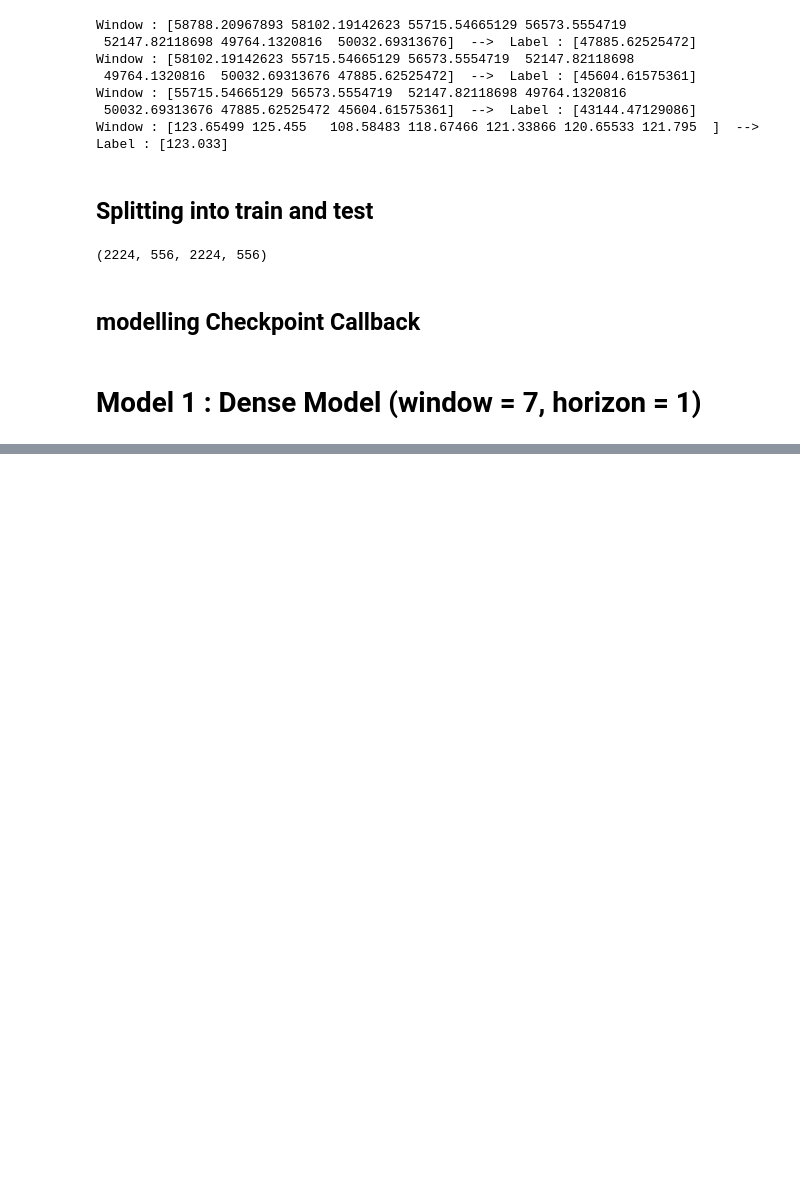
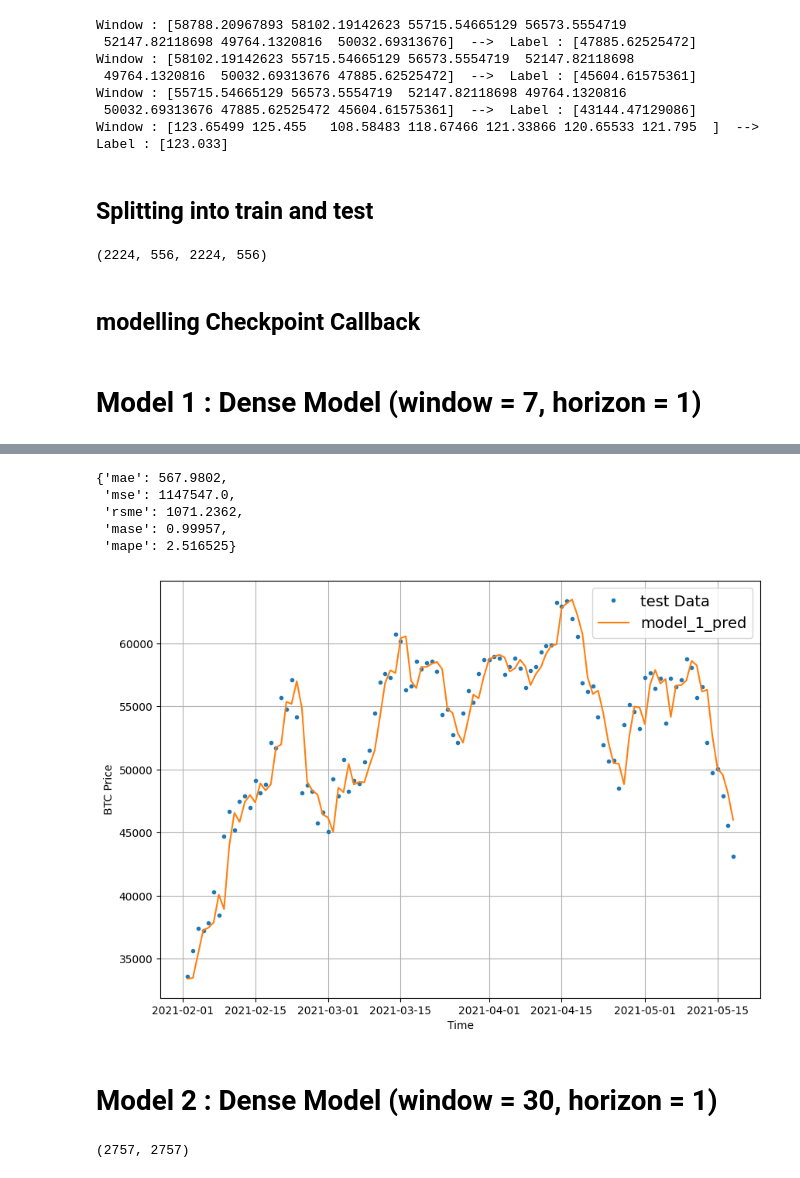
Before and after one commit to Gaurav-phatkare/Time-Series-Analysis, a Jupyter notebook: TimeSeries_Analysis_and_Forecasting_Using_Neural_Network.ipynb, the cells around one changed output, grey strips where cells are left out. Saved outputs shown, nothing was run; the diff lists cells and outputs as text; code cells hidden in the pictures; blank space fills up the shorter version.

```diff
--- a/TimeSeries_Analysis_and_Forecasting_Using_Neural_Network.ipynb
+++ b/TimeSeries_Analysis_and_Forecasting_Using_Neural_Network.ipynb
@@ -447,7 +449,7 @@ def make_train_test_splits(windows, labels,test_split = 0.2):
   train_labels  = labels[:splits_size]
 
   test_windows = windows[splits_size:]
-  test_labels = windows[splits_size:]
+  test_labels = labels[splits_size:]
 
   return train_windows, test_windows, train_labels, test_labels
 # %%
@@ -525,0 +531,6 @@ model_1.evaluate(test_windows, test_labels)
+# %%
+def make_preds(model, input_data):
+  forecast = model.predict(input_data)
+  return tf.squeeze(forecast)
+# %%
+model_1_preds = make_preds(model_1, test_windows)
@@ -525,0 +563,28 @@ model_1.evaluate(test_windows, test_labels)
+# %%
+naive_result
+# %% [output]
+{'mae': 567.9802,
+ 'mse': 1147547.0,
+ 'rsme': 1071.2362,
+ 'mase': 0.99957,
+ 'mape': 2.516525}
+# %%
+offset = 450
+
+
+plt.figure(figsize = (10,7))
+
+plot_time_series_data(timesteps = X_test[-len(test_windows):],
+                      values = test_labels[:, 0],
+                      start = offset,
+                      label = "test Data")
+
+plot_time_series_data(timesteps = X_test[-len(test_windows):],
+                      values = model_1_preds,
+                      start = offset,
+                      format = "-",
+                      label = "model_1_pred")
+# %% [output]
+[figure, added]
+# %% [markdown]
+# Model 2 : Dense Model (window = 30, horizon = 1)
@@ -525,0 +596,4 @@ model_1.evaluate(test_windows, test_labels)
+# %%
+len(full_windows), len(full_labels)
+# %% [output]
+(2757, 2757)
```
Also changed, not shown: parts of 58 cells of this notebook.
